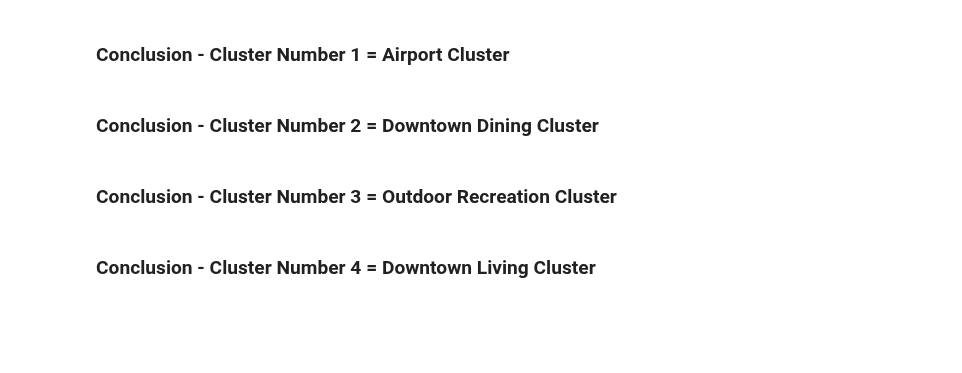
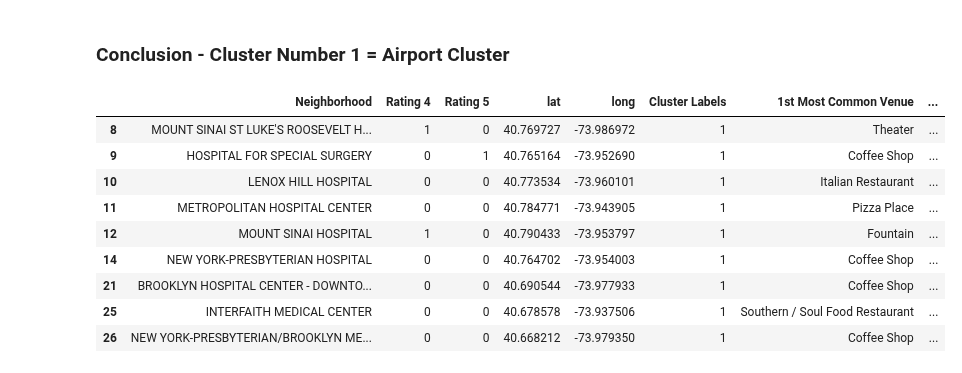
Before and after one commit to turtlek/CourseraCapstone, a Jupyter notebook: Traveling Nurse Neighborhood Selection .ipynb, the cells around one changed output. Cells and saved outputs as stored; diff of their text form; code cells hidden in the pictures; blank space fills up the shorter version.

```diff
--- a/Traveling Nurse Neighborhood Selection .ipynb
+++ b/Traveling Nurse Neighborhood Selection .ipynb
@@ -842,7 +947,16 @@ toronto_merged.loc[toronto_merged['Cluster Labels'] == 0, toronto_merged.columns
 # %% [markdown]
 ### Conclusion -  Cluster Number 1 = Airport Cluster
 # %%
-#What are the most common venues Cluster#2?
-toronto_merged.loc[toronto_merged['Cluster Labels'] == 1, toronto_merged.columns[[1] + list(range(5, toronto_merged.shape[1]))]]
+#What are the most common venues Cluster#5?
+hospital_merged.loc[hospital_merged['Cluster Labels'] == 1, hospital_merged.columns[[1] + list(range(5, hospital_merged.shape[1]))]]
+# %% [output]
+|  | Neighborhood | Rating 4 | Rating 5 | lat | long | Cluster Labels | 1st Most Common Venue | ... |
+| 8 | MOUNT SINAI ST LUKE'S ROOSEVELT H... | 1 | 0 | 40.769727 | -73.986972 | 1 | Theater | ... |
+| 9 | HOSPITAL FOR SPECIAL SURGERY | 0 | 1 | 40.765164 | -73.952690 | 1 | Coffee Shop | ... |
+| 10 | LENOX HILL HOSPITAL | 0 | 0 | 40.773534 | -73.960101 | 1 | Italian Restaurant | ... |
+| 11 | METROPOLITAN HOSPITAL CENTER | 0 | 0 | 40.784771 | -73.943905 | 1 | Pizza Place | ... |
+| 12 | MOUNT SINAI HOSPITAL | 1 | 0 | 40.790433 | -73.953797 | 1 | Fountain | ... |
+| 14 | NEW YORK-PRESBYTERIAN HOSPITAL | 0 | 0 | 40.764702 | -73.954003 | 1 | Coffee Shop | ... |
+| 21 | BROOKLYN HOSPITAL CENTER - DOWNTO... | 0 | 0 | 40.690544 | -73.977933 | 1 | Coffee Shop | ... |
+| 25 | INTERFAITH MEDICAL CENTER | 0 | 0 | 40.678578 | -73.937506 | 1 | Southern / Soul Food Restaurant | ... |
+| 26 | NEW YORK-PRESBYTERIAN/BROOKLYN ME... | 0 | 0 | 40.668212 | -73.979350 | 1 | Coffee Shop | ... |
-# %% [markdown]
-### Conclusion -  Cluster Number 2 = Downtown Dining Cluster
@@ -852,2 +962,0 @@ toronto_merged.loc[toronto_merged['Cluster Labels'] == 2, toronto_merged.columns
-# %% [markdown]
-### Conclusion -  Cluster Number 3 = Outdoor Recreation Cluster
@@ -857,2 +962,0 @@ toronto_merged.loc[toronto_merged['Cluster Labels'] == 3, toronto_merged.columns
-# %% [markdown]
-### Conclusion -  Cluster Number 4 = Downtown Living Cluster
```
Also changed, not shown: parts of 28 cells of this notebook.
